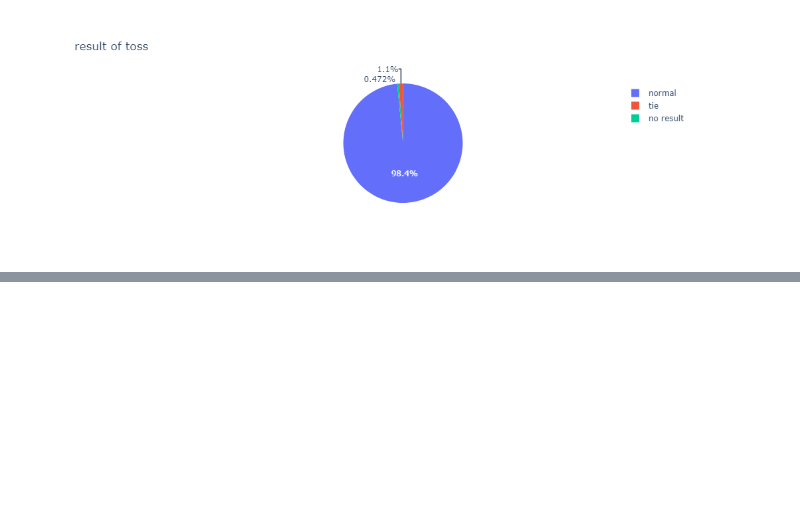
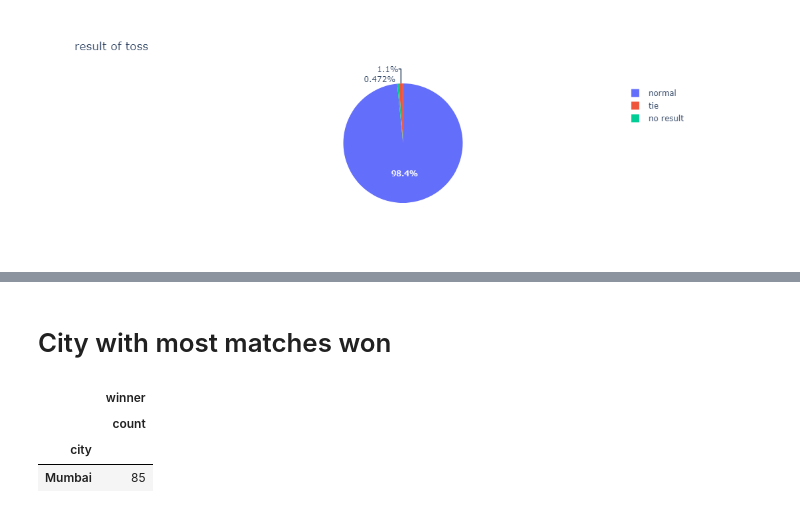
Before and after one commit to Jyoti21-git/GDG_Task1, a Jupyter notebook: EDA-checkpoint.ipynb, the cells around one changed output, grey strips where cells are left out. Saved outputs shown, nothing was run; the diff lists cells and outputs as text; code cells hidden in the pictures; blank space fills up the shorter version.

```diff
--- a/EDA-checkpoint.ipynb
+++ b/EDA-checkpoint.ipynb
@@ -77,0 +115,9 @@ fig.show()
+# %% [markdown]
+# City with most matches won
+# %%
+d.groupby(['city']).agg({'winner':['count']}).sort_values(ascending=False,by=('winner','count')).head(1)
+# %% [output]
+|  | winner |
+|  | count |
+| city |  |
+| Mumbai | 85 |
```
Also changed, not shown: parts of 10 cells of this notebook.
